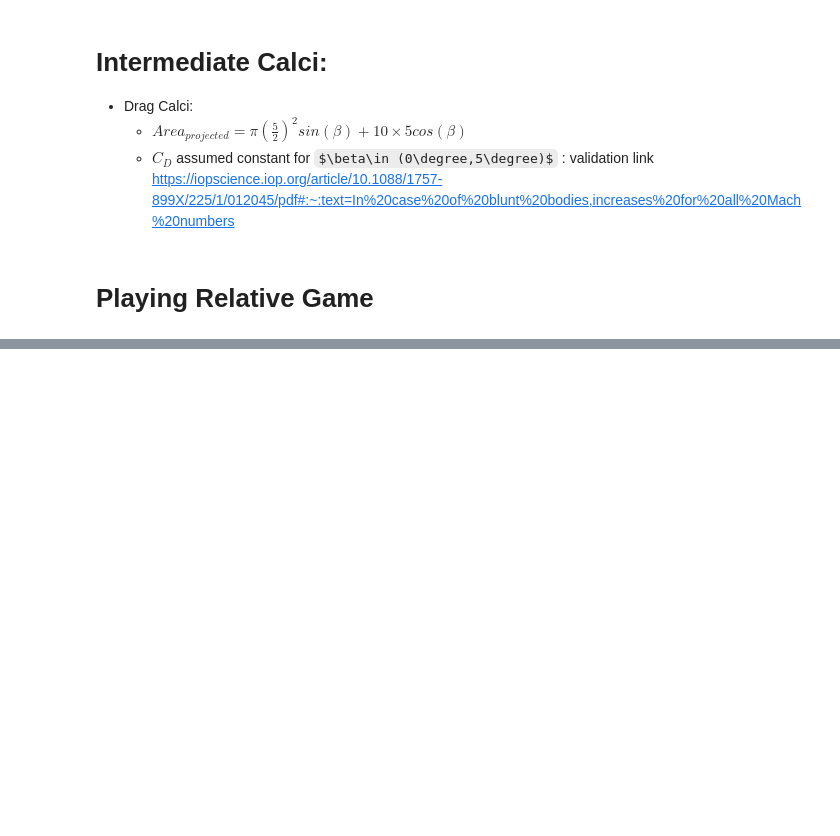
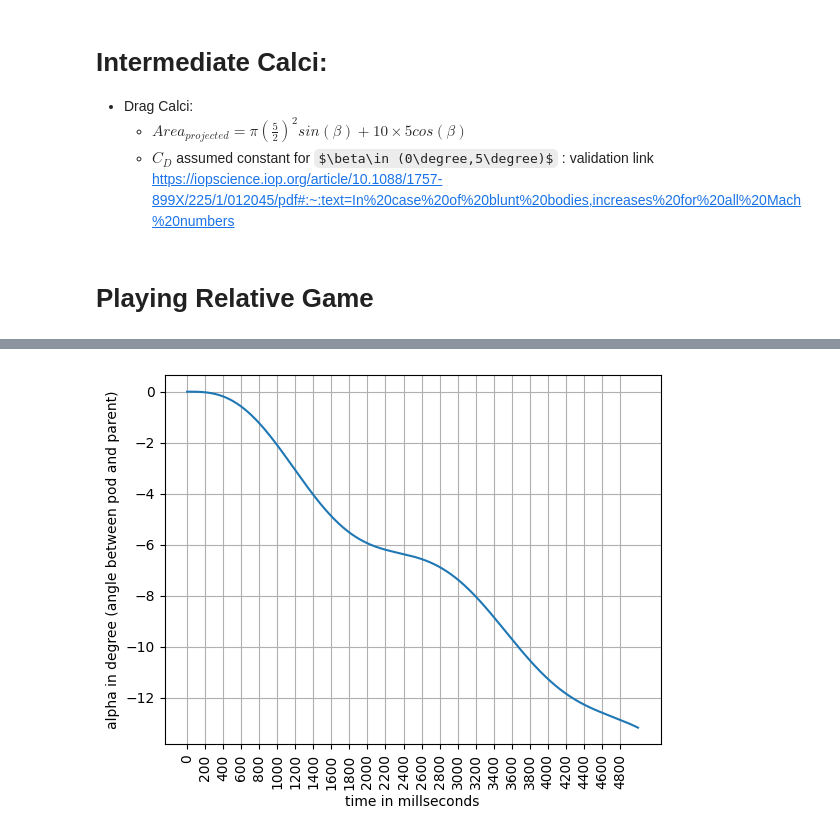
Before and after one commit to lyrickhare/Launcher-Profile, a Jupyter notebook: testingNew/rough.ipynb, the cells around one changed output, grey strips where cells are left out. Saved outputs shown, nothing was run; the diff lists cells and outputs as text; code cells hidden in the pictures; some formulas as TeX source; blank space fills up the shorter version.

```diff
--- a/testingNew/rough.ipynb
+++ b/testingNew/rough.ipynb
@@ -191,0 +204,10 @@ plt.plot(thrustReqOpt)
+# %%
+alph,bet,V = loopAll(6.6,1041715.2962999144)
+# %%
+plt.plot(np.rad2deg(alph))
+plt.ylabel('alpha in degree (angle between pod and parent)')
+plt.xlabel('time in millseconds')
+plt.xticks(np.arange(0,5000,200),rotation = 'vertical')
+plt.grid()
+# %% [output]
+[figure, added]
```
Also changed, not shown: parts of 16 cells of this notebook.
